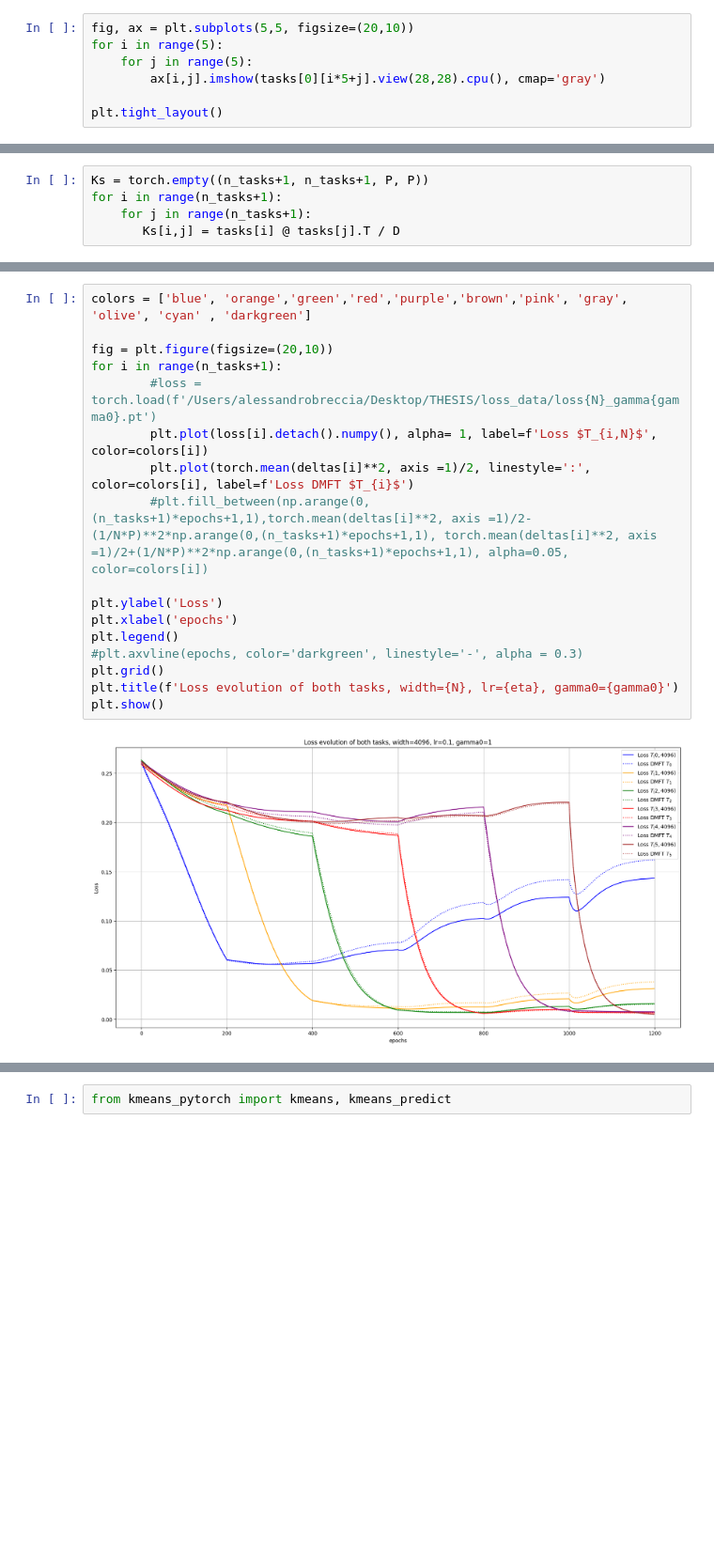
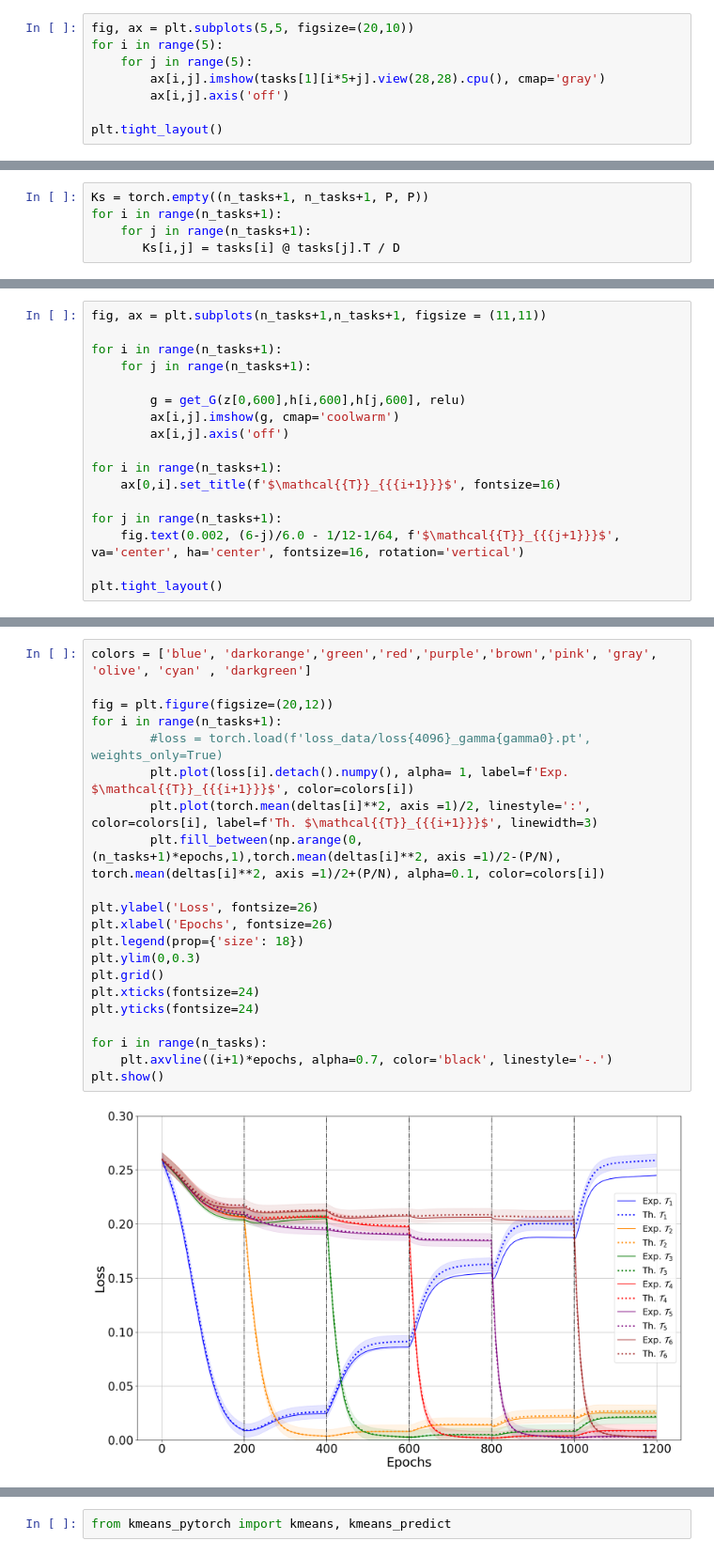
Before and after one commit to alessandrobreccia99/Infinite_width_Continual_Learning, a Jupyter notebook: DMFT.ipynb, the cells around one changed output, grey strips where cells are left out. Shown at 94% size. Saved outputs shown, nothing was run; the diff lists cells and outputs as text; blank space fills up the shorter version.

Commit message:
end_thesis_vs

```diff
--- a/DMFT.ipynb
+++ b/DMFT.ipynb
@@ -274,7 +340,8 @@ def computeCorr(h1,h2,z,typekern):
 fig, ax = plt.subplots(5,5, figsize=(20,10))
 for i in range(5):
     for j in range(5):
-        ax[i,j].imshow(tasks[0][i*5+j].view(28,28).cpu(), cmap='gray')
+        ax[i,j].imshow(tasks[1][i*5+j].view(28,28).cpu(), cmap='gray')
+        ax[i,j].axis('off')
 
 plt.tight_layout()
 # %% [output]
@@ -396,0 +509,17 @@ for c in range(n_tasks+1):
+# %%
+fig, ax = plt.subplots(n_tasks+1,n_tasks+1, figsize = (11,11))
+
+for i in range(n_tasks+1):
+    for j in range(n_tasks+1):
+
+        g = get_G(z[0,600],h[i,600],h[j,600], relu)
+        ax[i,j].imshow(g, cmap='coolwarm')
+        ax[i,j].axis('off')
+
+for i in range(n_tasks+1):
+    ax[0,i].set_title(f'$\mathcal{{T}}_{{{i+1}}}$', fontsize=16)
+
+for j in range(n_tasks+1):
+    fig.text(0.002, (6-j)/6.0 - 1/12-1/64, f'$\mathcal{{T}}_{{{j+1}}}$', va='center', ha='center', fontsize=16, rotation='vertical')
+
+plt.tight_layout()
@@ -408,22 +723,26 @@ plot_dist([zs[0,q], z[0,q]],)
 # %%
-colors = ['blue', 'orange','green','red','purple','brown','pink', 'gray', 'olive', 'cyan' , 'darkgreen']
+colors = ['blue', 'darkorange','green','red','purple','brown','pink', 'gray', 'olive', 'cyan' , 'darkgreen']
 
-fig = plt.figure(figsize=(20,10))
+fig = plt.figure(figsize=(20,12))
 for i in range(n_tasks+1):
-        #loss = torch.load(f'/Users/alessandrobreccia/Desktop/THESIS/loss_data/loss{N}_gamma{gamma0}.pt')
-        plt.plot(loss[i].detach().numpy(), alpha= 1, label=f'Loss $T_{i,N}$', color=colors[i])
-        plt.plot(torch.mean(deltas[i]**2, axis =1)/2, linestyle=':', color=colors[i], label=f'Loss DMFT $T_{i}$')
-        #plt.fill_between(np.arange(0,(n_tasks+1)*epochs+1,1),torch.mean(deltas[i]**2, axis =1)/2-(1/N*P)**2*np.arange(0,(n_tasks+1)*epochs+1,1), torch.mean(deltas[i]**2, axis =1)/2+(1/N*P)**2*np.arange(0,(n_tasks+1)*epochs+1,1), alpha=0.05, color=colors[i])
+        #loss = torch.load(f'loss_data/loss{4096}_gamma{gamma0}.pt', weights_only=True)
+        plt.plot(loss[i].detach().numpy(), alpha= 1, label=f'Exp. $\mathcal{{T}}_{{{i+1}}}$', color=colors[i])
+        plt.plot(torch.mean(deltas[i]**2, axis =1)/2, linestyle=':', color=colors[i], label=f'Th. $\mathcal{{T}}_{{{i+1}}}$', linewidth=3)
+        plt.fill_between(np.arange(0,(n_tasks+1)*epochs,1),torch.mean(deltas[i]**2, axis =1)/2-(P/N), torch.mean(deltas[i]**2, axis =1)/2+(P/N), alpha=0.1, color=colors[i])
 
-plt.ylabel('Loss')
-plt.xlabel('epochs')
-plt.legend()
-#plt.axvline(epochs, color='darkgreen', linestyle='-', alpha = 0.3)
+plt.ylabel('Loss', fontsize=26)
+plt.xlabel('Epochs', fontsize=26)
+plt.legend(prop={'size': 18})
+plt.ylim(0,0.3)
 plt.grid()
-plt.title(f'Loss evolution of both tasks, width={N}, lr={eta}, gamma0={gamma0}')
+plt.xticks(fontsize=24)
+plt.yticks(fontsize=24)
+
+for i in range(n_tasks):
+    plt.axvline((i+1)*epochs, alpha=0.7, color='black', linestyle='-.')
 plt.show()
 # %% [output]
-[figure, old version]
+[figure, new version]
 # %%
 fig = plt.figure(figsize=(15,8))
 for i in np.arange(0,n_tasks+1,1):
```
Also changed, not shown: parts of 36 cells of this notebook, 3 other files.
